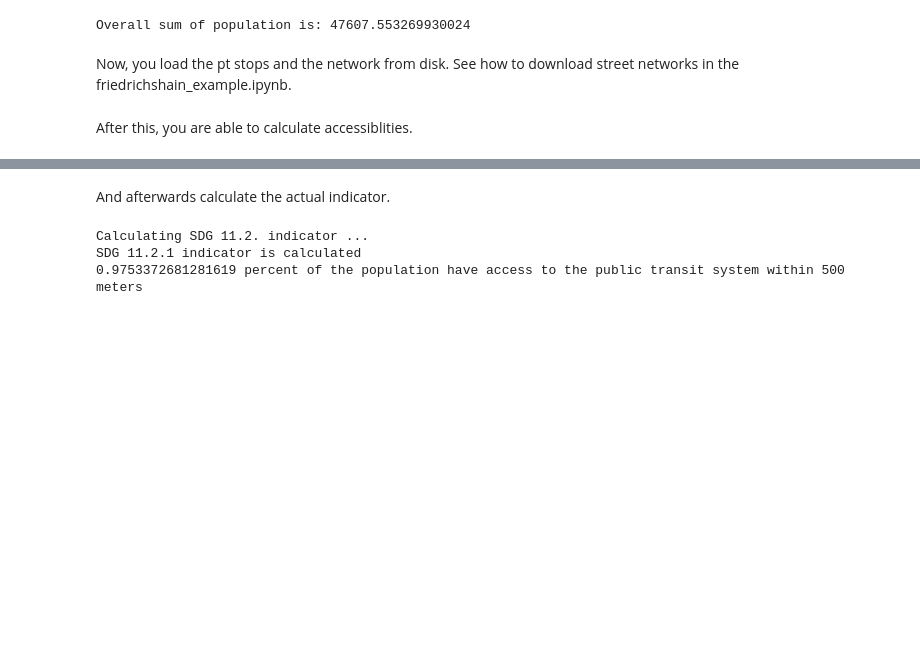
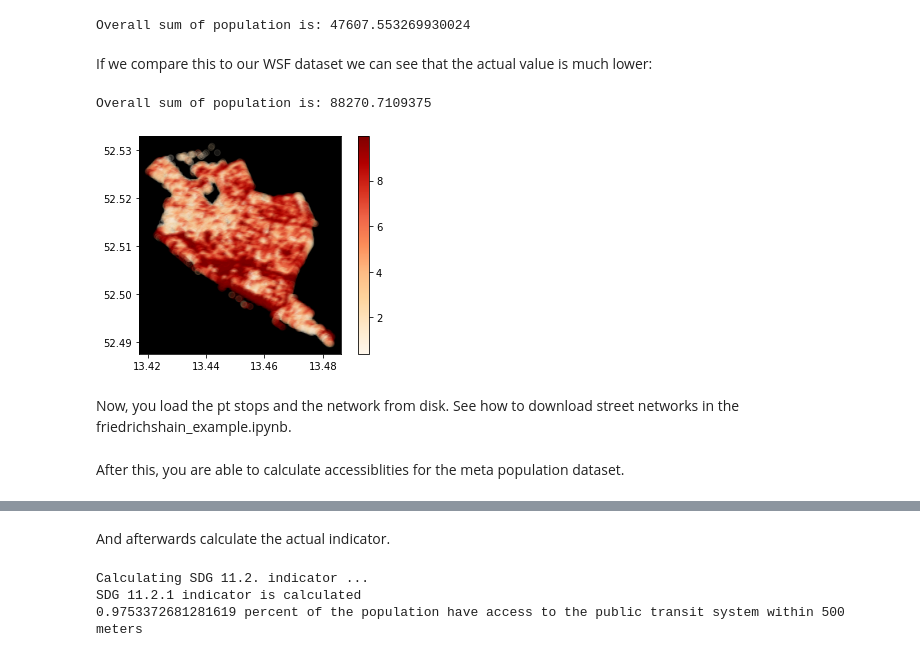
Before and after one commit to DLR-VF/PtAC-examples, a Jupyter notebook: notebooks/friedrichshain_with_meta_population_data.ipynb, the cells around one changed output, grey strips where cells are left out. Cells and saved outputs as stored; diff of their text form; code cells hidden in the pictures; blank space fills up the shorter version.

```diff
--- a/notebooks/friedrichshain_with_meta_population_data.ipynb
+++ b/notebooks/friedrichshain_with_meta_population_data.ipynb
@@ -30,11 +30,25 @@ population_sum = population_points["pop"].sum()
 print(f"Overall sum of population is: {population_sum}")
 # %% [output]
 Overall sum of population is: 47607.553269930024
+# %% [markdown]
+If we compare this to our WSF dataset we can see that the actual value is much lower:
+# %%
+population_points_wsf = population.raster_to_points(path=project_path + "/data/friedrichshain_population_raster.tif")
+
+ax = population_points_wsf.plot(column= "pop", cmap='OrRd', legend=True, alpha=0.1)
+ax.set_facecolor("black")
+
+population_sum = population_points_wsf["pop"].sum()
+
+print(f"Overall sum of population is: {population_sum}")
+# %% [output]
+Overall sum of population is: 88270.7109375
+[figure, added]
 # %% [markdown]
 Now, you load the pt stops and the network from disk. See how to download street networks in the friedrichshain_example.ipynb.
 # %%
 stops = gpd.read_file(project_path + "/data/friedrichshain_pt.gpkg")
 network_gdf = gpd.read_file(project_path + "/data/friedrichshain_network.gpkg")
 # %% [markdown]
-After this, you are able to calculate accessiblities.
+After this, you are able to calculate accessiblities for the meta population dataset.
 # %%
```
Also changed, not shown: parts of 9 cells of this notebook, 1 other file.
